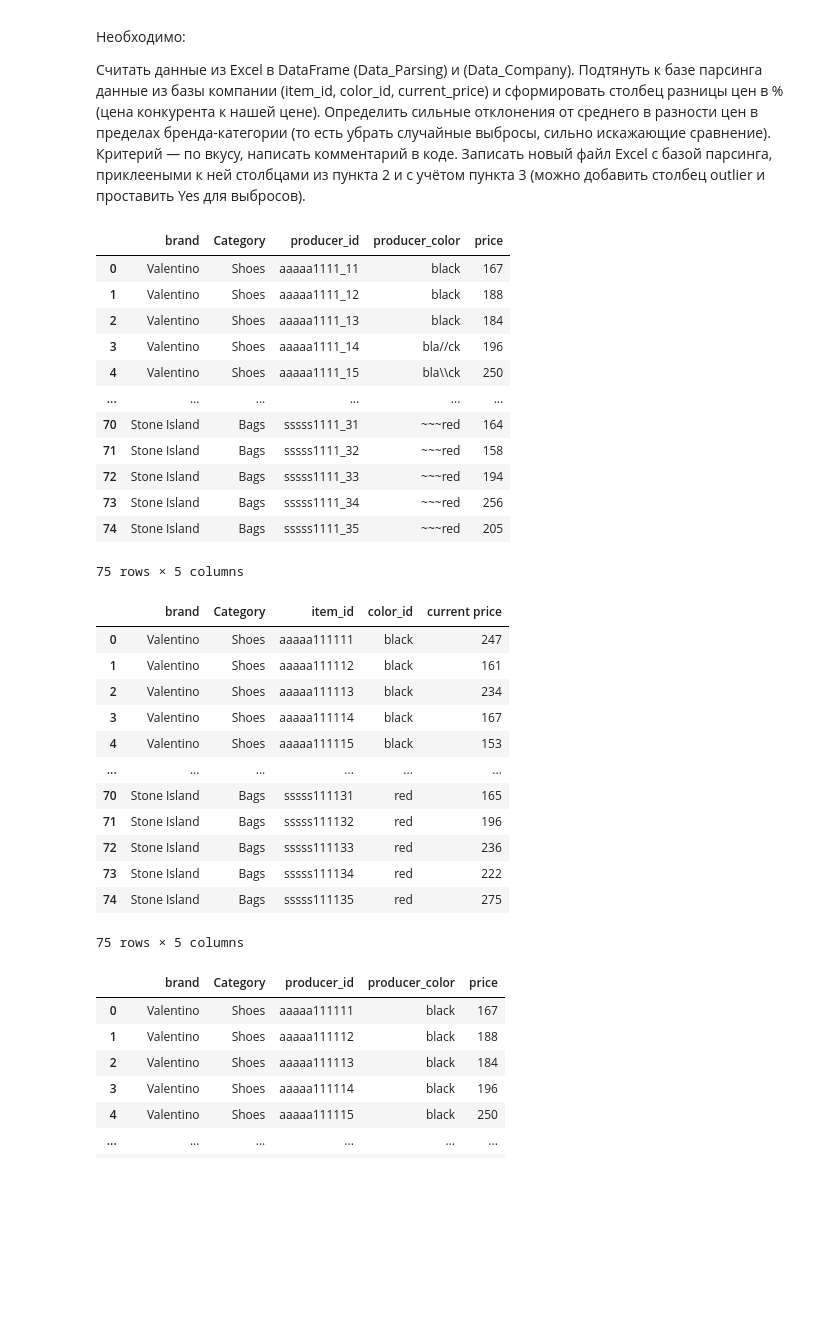
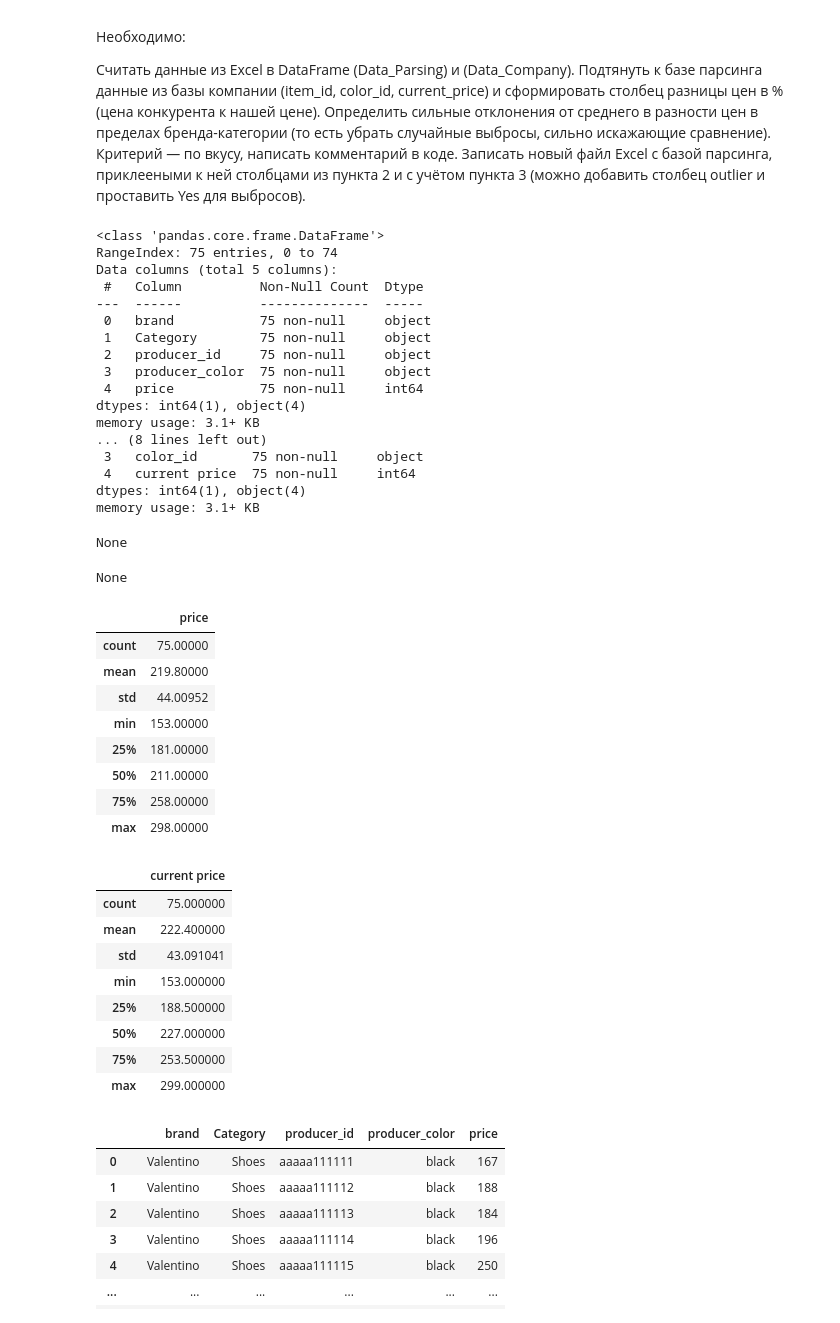
Before and after one commit to LarinDen/sf_ds, a Jupyter notebook: SkillFactory/PY_14_Очистка данных/py_14_add.ipynb, the cells around one changed output. Saved outputs shown, nothing was run; the diff lists cells and outputs as text; code cells hidden in the pictures; blank space fills up the shorter version.

Commit message:
Clean Data_Additional task_Final

```diff
--- a/SkillFactory/PY_14_Очистка данных/py_14_add.ipynb
+++ b/SkillFactory/PY_14_Очистка данных/py_14_add.ipynb
@@ -20,34 +20,46 @@ import numpy as np
 df_parsing = pd.read_excel('./data/Data_TSUM.xlsx', sheet_name="Data_Parsing')
 df_company = pd.read_excel('./data/Data_TSUM.xlsx', sheet_name='Data_Company')
 # %%
-display(df_parsing, df_company)
+display(df_parsing.info(), df_company.info())
+display(df_parsing.describe(), df_company.describe())
 # %% [output]
+<class 'pandas.core.frame.DataFrame'>
+RangeIndex: 75 entries, 0 to 74
+Data columns (total 5 columns):
+ #   Column          Non-Null Count  Dtype
+---  ------          --------------  -----
+ 0   brand           75 non-null     object
+ 1   Category        75 non-null     object
+ 2   producer_id     75 non-null     object
+ 3   producer_color  75 non-null     object
+ 4   price           75 non-null     int64
+dtypes: int64(1), object(4)
+memory usage: 3.1+ KB
+... (8 lines left out)
+ 3   color_id       75 non-null     object
+ 4   current price  75 non-null     int64
+dtypes: int64(1), object(4)
+memory usage: 3.1+ KB
+None
+None
-|  | brand | Category | producer_id | producer_color | price |
-| 0 | Valentino | Shoes | aaaaa1111_11 | black | 167 |
-| 1 | Valentino | Shoes | aaaaa1111_12 | black | 188 |
-| 2 | Valentino | Shoes | aaaaa1111_13 | black | 184 |
-| 3 | Valentino | Shoes | aaaaa1111_14 | bla//ck | 196 |
-| 4 | Valentino | Shoes | aaaaa1111_15 | bla\\ck | 250 |
-| ... | ... | ... | ... | ... | ... |
-| 70 | Stone Island | Bags | sssss1111_31 | ~~~red | 164 |
-| 71 | Stone Island | Bags | sssss1111_32 | ~~~red | 158 |
-| 72 | Stone Island | Bags | sssss1111_33 | ~~~red | 194 |
-| 73 | Stone Island | Bags | sssss1111_34 | ~~~red | 256 |
-| 74 | Stone Island | Bags | sssss1111_35 | ~~~red | 205 |
+|  | price |
+| count | 75.00000 |
+| mean | 219.80000 |
+| std | 44.00952 |
+| min | 153.00000 |
+| 25% | 181.00000 |
+| 50% | 211.00000 |
+| 75% | 258.00000 |
+| max | 298.00000 |
-75 rows × 5 columns
-|  | brand | Category | item_id | color_id | current price |
-| 0 | Valentino | Shoes | aaaaa111111 | black | 247 |
-| 1 | Valentino | Shoes | aaaaa111112 | black | 161 |
-| 2 | Valentino | Shoes | aaaaa111113 | black | 234 |
-| 3 | Valentino | Shoes | aaaaa111114 | black | 167 |
-| 4 | Valentino | Shoes | aaaaa111115 | black | 153 |
-| ... | ... | ... | ... | ... | ... |
-| 70 | Stone Island | Bags | sssss111131 | red | 165 |
-| 71 | Stone Island | Bags | sssss111132 | red | 196 |
-| 72 | Stone Island | Bags | sssss111133 | red | 236 |
-| 73 | Stone Island | Bags | sssss111134 | red | 222 |
-| 74 | Stone Island | Bags | sssss111135 | red | 275 |
+|  | current price |
+| count | 75.000000 |
+| mean | 222.400000 |
+| std | 43.091041 |
+| min | 153.000000 |
+| 25% | 188.500000 |
+| 50% | 227.000000 |
+| 75% | 253.500000 |
+| max | 299.000000 |
-75 rows × 5 columns
 # %%
 # Очистим данные в таблице парсинг от "скверны" в виде спецсимволов
 
```
Also changed, not shown: parts of 10 cells of this notebook, 3 other files.
